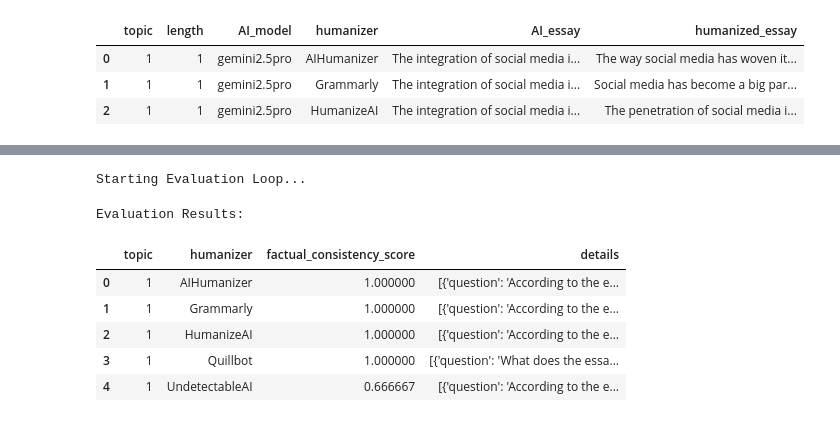
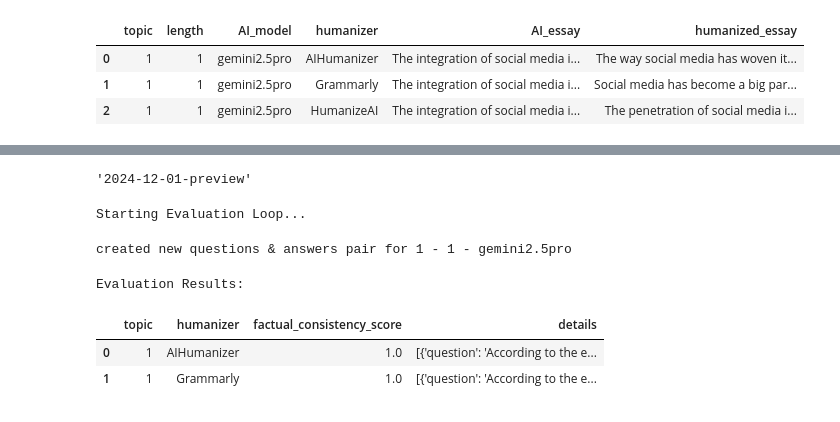
Before and after one commit to warit-tee/FYP, a Jupyter notebook: factual/fact.ipynb, the cells around one changed output, grey strips where cells are left out. Cells and saved outputs as stored; diff of their text form; code cells hidden in the pictures.

```diff
--- a/factual/fact.ipynb
+++ b/factual/fact.ipynb
@@ -35,3 +35,8 @@ Dataset loaded successfully. Shape: (180, 6)
 | 0 | 1 | 1 | gemini2.5pro | AIHumanizer | The integration of social media i... | The way social media has woven it... |
 | 1 | 1 | 1 | gemini2.5pro | Grammarly | The integration of social media i... | Social media has become a big par... |
 | 2 | 1 | 1 | gemini2.5pro | HumanizeAI | The integration of social media i... | The penetration of social media i... |
+# %%
+# drop error row (case when AI = 'gemini2.5pro', humanizer = 'writehuman.ai', topic = 5, length = 2)
+df = df[~((df['AI_model'] == 'gemini2.5pro') & (df['humanizer'] == 'writehuman.ai') & (df['topic'] == 5) & (df['length'] == 2))].reset_index(drop=True)
+print(f"Dataset shape after dropping error row: {df.shape}")
+display(df.tail(4))
@@ -42,9 +54,12 @@ API_KEY = os.getenv("OPENAI_API_KEY")
 API_ENDPOINT = os.getenv("OPENAI_API_ENDPOINT")
 DEPLOYMENT_NAME = os.getenv("GPT5MINI_DEPLOYMENT_NAME")
 API_VERSION = os.getenv("GPT5MINI_DEPLOYMENT_VERSION")
+# %%
+API_VERSION
+# %% [output]
+'2024-12-01-preview'
 # %%
 # --- LLM Client Setup ---
-# Using Google Gen AI SDK
 import os
 import time
 from openai import AzureOpenAI
@@ -61,7 +76,7 @@ def call_llm(prompt, model="gpt-5-mini"):
     Added rate limiting to respect 10 calls/minute.
     """
     # Rate Limiting
-    time.sleep(2)
+    time.sleep(0.5)
 
     try:
         if model == "gpt-5-mini":
@@ -186,44 +201,43 @@ def check_factual_score_for_row(qa_pairs, humanized_text):
 # %%
 # --- Run Evaluation on a Sample ---
 
 # Group by 'topic' and 'AI_model' to avoid regenerating questions for the same original essay repeatedly
-# For demonstration, we'll just process the first 5 rows of the DataFrame directly.
+# For demonstration, we'll just process the first 2 rows of the DataFrame directly.
 
-sample_df = df.head(5).copy() # Process first 5 rows for testing
+sample_df = df.head(2).copy() # Process first 2 rows for testing
 output_results = []
+processed_AI_essays = dict()
 
 print("Starting Evaluation Loop...")
 
 for index, row in tqdm(sample_df.iterrows(), total=len(sample_df)):
     original = row['AI_essay']
     humanized = row['humanized_essay']
+    if original in processed_AI_essays:
+        qa_pairs = processed_AI_essays[original]
+    else:
+        qa_pairs = generate_questions_from_original(original, num_questions=3)
+        print(f"created new questions & answers pair for {row['length']} - {row['topic']} - {row['AI_model']}")
+        processed_AI_essays[original] = qa_pairs
 
-    # Run Check
-    # (Note: In a full run, cache the generated questions for the 'original' text
-    # so you don't regenerate them for every humanized version of the same original)
-    score, details = check_factual_score_for_row(original, humanized)
+    score, details = check_factual_score_for_row(qa_pairs, humanized)
 
     # Store result
     output_results.append({
         "topic": row['topic'],
         "humanizer": row['humanizer'],
         "factual_consistency_score": score,
         "details": details
     })
 
 # Convert to DataFrame
 results_df = pd.DataFrame(output_results)
 print("\nEvaluation Results:")
 display(results_df)
-
-# Save
-# results_df.to_csv('factual_consistency_results.csv', index=False)
 # %% [output]
 Starting Evaluation Loop...
-Evaluation Results:
+created new questions & answers pair for 1 - 1 - gemini2.5pro
+Evaluation Results:
 |  | topic | humanizer | factual_consistency_score | details |
-| 0 | 1 | AIHumanizer | 1.000000 | [{'question': 'According to the e... |
-| 1 | 1 | Grammarly | 1.000000 | [{'question': 'According to the e... |
-| 2 | 1 | HumanizeAI | 1.000000 | [{'question': 'According to the e... |
-| 3 | 1 | Quillbot | 1.000000 | [{'question': 'What does the essa... |
-| 4 | 1 | UndetectableAI | 0.666667 | [{'question': 'According to the e... |
+| 0 | 1 | AIHumanizer | 1.0 | [{'question': 'According to the e... |
+| 1 | 1 | Grammarly | 1.0 | [{'question': 'According to the e... |
```
Also changed, not shown: parts of 5 cells of this notebook, 2 other files.
